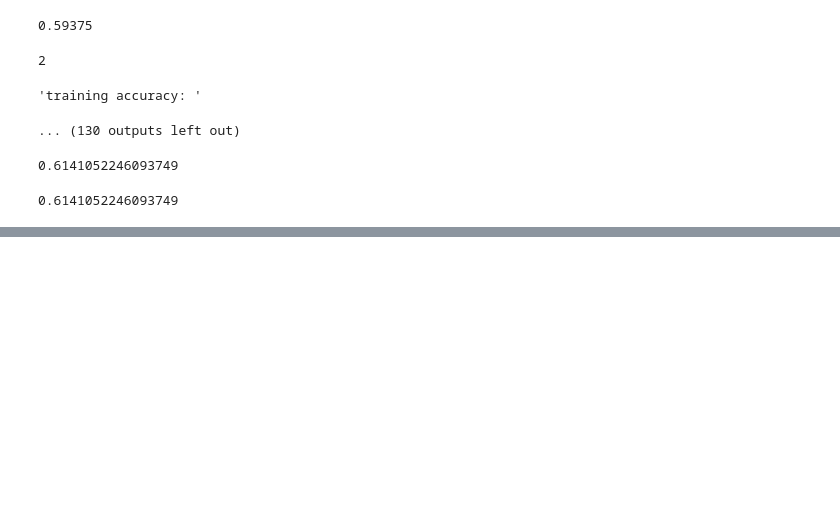
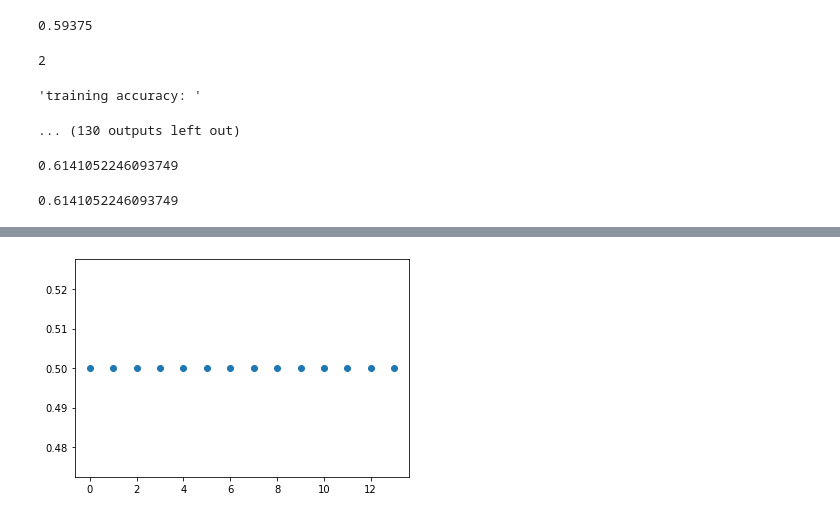
Before and after one commit to capitalallen/ml-eeg-results, a Jupyter notebook: regre_f.ipynb, the cells around one changed output, grey strips where cells are left out. Saved outputs shown, nothing was run; the diff lists cells and outputs as text; code cells hidden in the pictures; blank space fills up the shorter version.

```diff
--- a/regre_f.ipynb
+++ b/regre_f.ipynb
@@ -119 +126,7 @@ sum(temp)/len(temp)
+# %%
+acc = [0.5, 0.5, 0.5, 0.5, 0.5, 0.5, 0.5, 0.5, 0.5, 0.5, 0.5, 0.5, 0.5, 0.5]
+plt.scatter(range(len(acc)),acc)
+plt.savefig("acc_test001.png")
+# %% [output]
+[figure, added]
 # %%
```
Also changed, not shown: parts of 2 cells of this notebook, 27 other files.
